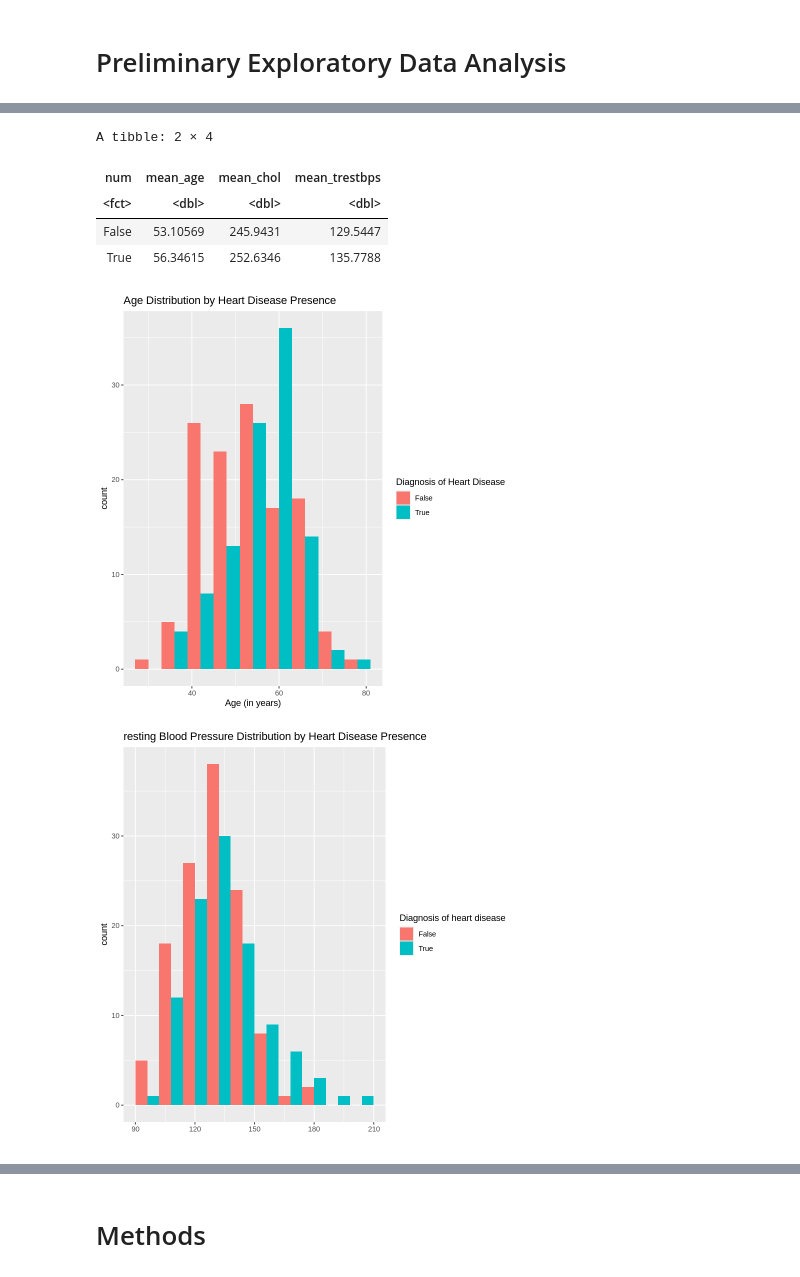
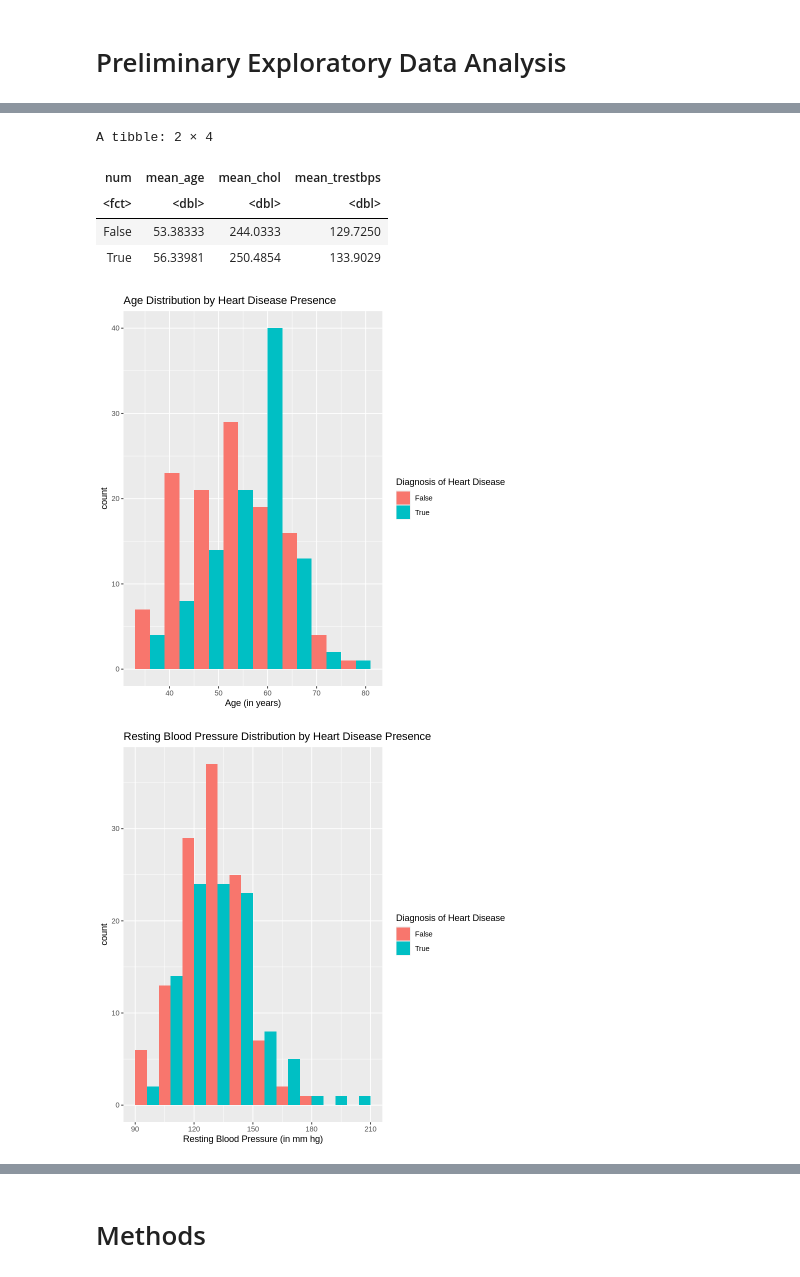
Before and after one commit to gabbiv16/dsci100-2024S, a Jupyter notebook: Project Proposal.ipynb, the cells around one changed output, grey strips where cells are left out. Drawn from its saved outputs; the diff is of its cells as text; code cells hidden in the pictures.

```diff
--- a/Project Proposal.ipynb
+++ b/Project Proposal.ipynb
@@ -15,6 +19,9 @@ library(repr)
 library(RColorBrewer)
 options(repr.matrix.max.rows = 10)
 # %%
+#set seed to ensure data is reproducible.
+set.seed(16)
+
 # read the dataset and write a short description.
 cleveland_data <- read_csv("data/heart_disease/processed.cleveland.data", col_names = FALSE)
 
@@ -22,8 +29,11 @@ cleveland_data <- read_csv("data/heart_disease/processed.cleveland.data", col_na
 cleveland_data <- rename(cleveland_data, age = X1, sex = X2, cp = X3, trestbps = X4, chol = X5, fbs = X6, restecg = X7, thalach = X8, exang = X9, oldpeak = X10, slope = X11, ca = X12, thal = X13, num = X14)
 cleveland_data
 
+#filter out the unknown values (?) from the data.
+cleveland_filtered <- filter(cleveland_data, ca != "?", thalach != "?")
+
 #select the relevant columns (age, chol, trestbps, num)
-cleveland_selected <- select(cleveland_data, age, chol, trestbps, num) |>
+cleveland_selected <- select(cleveland_filtered, age, chol, trestbps, num) |>
     arrange(age)
 
 #wrangle the data, set num to either True/False
@@ -74,6 +84,8 @@ A tibble: 303 × 4
 | 76 | 197 | 140 | False |
 | 77 | 304 | 125 | True |
 # %%
+#summarize data using the mean.
+
 cleveland_summarize <- cleveland_train |>
     group_by(num) |>
     summarize(mean_age = mean(age, na.rm = TRUE),
@@ -84,30 +96,28 @@ cleveland_summarize
 A tibble: 2 × 4
 | num | mean_age | mean_chol | mean_trestbps |
 | <fct> | <dbl> | <dbl> | <dbl> |
-| False | 53.10569 | 245.9431 | 129.5447 |
-| True | 56.34615 | 252.6346 | 135.7788 |
+| False | 53.38333 | 244.0333 | 129.7250 |
+| True | 56.33981 | 250.4854 | 133.9029 |
 # %%
-#plotting.
-# plot 1: age + chol, plot 2: age + bp, plot 3: chol + bp
-set.seed(1234)
+#plot the data using a histogram plot.
 
 cleveland_plot_1 <- ggplot(cleveland_train, aes(x = age, fill = as_factor(num))) +
     geom_histogram(binwidth = 6, position = "dodge") +
     labs(x = "Age (in years)", fill = "Diagnosis of Heart Disease",
         title = "Age Distribution by Heart Disease Presence")
 cleveland_plot_1
 
 cleveland_plot_2 <- ggplot(cleveland_train, aes(x = trestbps, fill = as_factor(num))) +
     geom_histogram(binwidth = 12, position = "dodge") +
-    labs(x = "", fill = "Diagnosis of heart disease",
-         title = "resting Blood Pressure Distribution by Heart Disease Presence")
+    labs(x = "Resting Blood Pressure (in mm hg)", fill = "Diagnosis of Heart Disease",
+         title = "Resting Blood Pressure Distribution by Heart Disease Presence")
 cleveland_plot_2
 
 cleveland_plot_3 <- ggplot(cleveland_train, aes(x = chol, fill = as_factor(num))) +
     geom_histogram(binwidth = 40, position = "dodge") +
-    labs(x = "Serum Cholesterol (mg/dl)", fill = "Diagnosis of heart disease",
-        title = "serum Cholesterol Distribution by Heart Disease Presence")
+    labs(x = "Serum Cholesterol (mg/dl)", fill = "Diagnosis of Heart Disease",
+        title = "Serum Cholesterol Distribution by Heart Disease Presence")
 cleveland_plot_3
 # %% [output]
-[figure, old version]
+[figure, new version]
-[figure, old version]
+[figure, new version]
```
Also changed, not shown: parts of 9 cells of this notebook.
